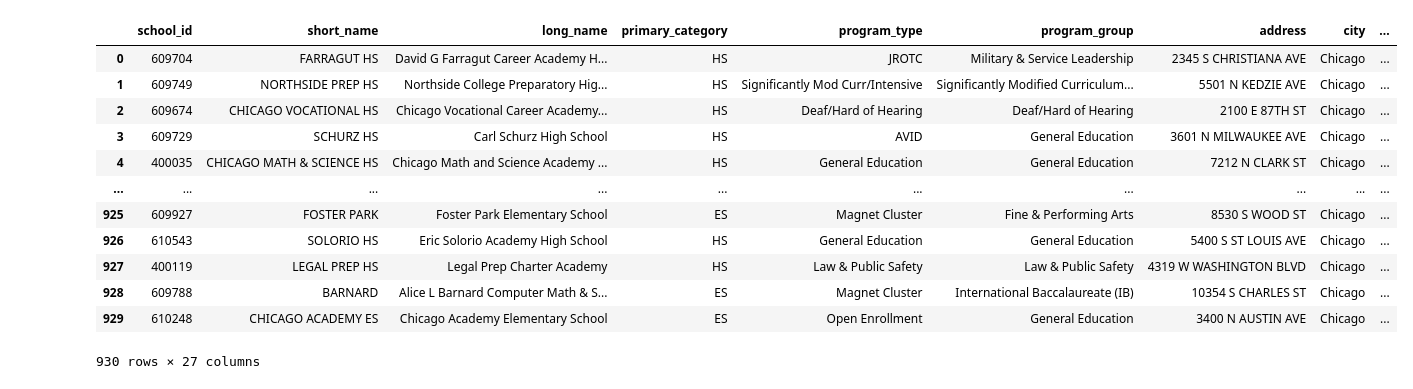
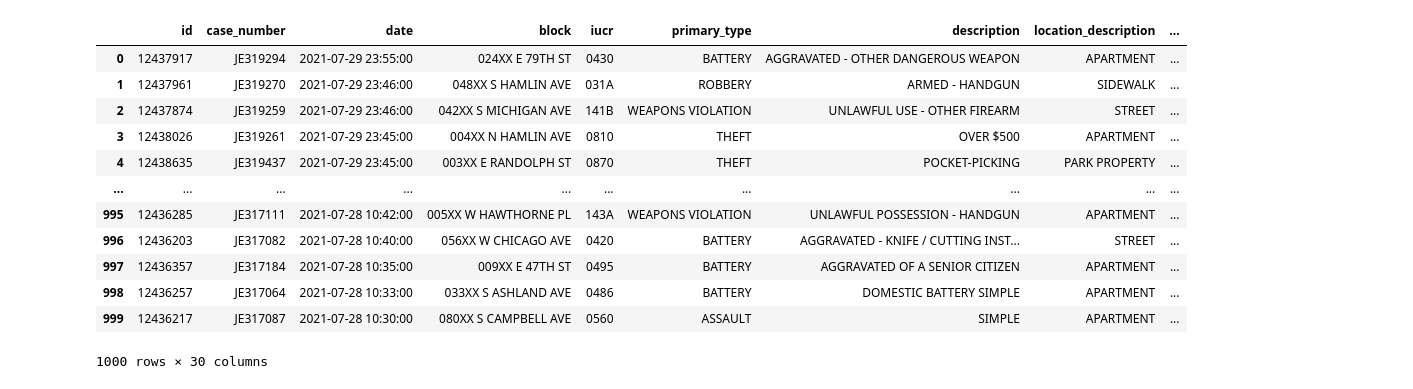
Before and after one commit to Karla-Flores/Chicago-Crime-Visualizing-Data, a Jupyter notebook: Proyect_03.ipynb, the cells around one changed output. Cells and saved outputs as stored; diff of their text form; code cells hidden in the pictures.

```diff
--- a/Proyect_03.ipynb
+++ b/Proyect_03.ipynb
@@ -6,19 +11,19 @@ import json
 # %%
-# Chicago Public Schools - School Admissions Information SY2021list(df)
-url = 'https://data.cityofchicago.org/resource/tiw4-68h5.json'
-df = pd.read_json(url)
-df
+# Chicago Crimes - 2021
+url_too = 'https://data.cityofchicago.org/resource/crimes.json'
+df_too = pd.read_json(url_too)
+df_too
 # %% [output]
-|  | school_id | short_name | long_name | primary_category | program_type | program_group | address | city | ... |
-| 0 | 609704 | FARRAGUT HS | David G Farragut Career Academy H... | HS | JROTC | Military & Service Leadership | 2345 S CHRISTIANA AVE | Chicago | ... |
-| 1 | 609749 | NORTHSIDE PREP HS | Northside College Preparatory Hig... | HS | Significantly Mod Curr/Intensive | Significantly Modified Curriculum... | 5501 N KEDZIE AVE | Chicago | ... |
-| 2 | 609674 | CHICAGO VOCATIONAL HS | Chicago Vocational Career Academy... | HS | Deaf/Hard of Hearing | Deaf/Hard of Hearing | 2100 E 87TH ST | Chicago | ... |
-| 3 | 609729 | SCHURZ HS | Carl Schurz High School | HS | AVID | General Education | 3601 N MILWAUKEE AVE | Chicago | ... |
-| 4 | 400035 | CHICAGO MATH & SCIENCE HS | Chicago Math and Science Academy ... | HS | General Education | General Education | 7212 N CLARK ST | Chicago | ... |
+|  | id | case_number | date | block | iucr | primary_type | description | location_description | ... |
+| 0 | 12437917 | JE319294 | 2021-07-29 23:55:00 | 024XX E 79TH ST | 0430 | BATTERY | AGGRAVATED - OTHER DANGEROUS WEAPON | APARTMENT | ... |
+| 1 | 12437961 | JE319270 | 2021-07-29 23:46:00 | 048XX S HAMLIN AVE | 031A | ROBBERY | ARMED - HANDGUN | SIDEWALK | ... |
+| 2 | 12437874 | JE319259 | 2021-07-29 23:46:00 | 042XX S MICHIGAN AVE | 141B | WEAPONS VIOLATION | UNLAWFUL USE - OTHER FIREARM | STREET | ... |
+| 3 | 12438026 | JE319261 | 2021-07-29 23:45:00 | 004XX N HAMLIN AVE | 0810 | THEFT | OVER $500 | APARTMENT | ... |
+| 4 | 12438635 | JE319437 | 2021-07-29 23:45:00 | 003XX E RANDOLPH ST | 0870 | THEFT | POCKET-PICKING | PARK PROPERTY | ... |
 | ... | ... | ... | ... | ... | ... | ... | ... | ... | ... |
-| 925 | 609927 | FOSTER PARK | Foster Park Elementary School | ES | Magnet Cluster | Fine & Performing Arts | 8530 S WOOD ST | Chicago | ... |
-| 926 | 610543 | SOLORIO HS | Eric Solorio Academy High School | HS | General Education | General Education | 5400 S ST LOUIS AVE | Chicago | ... |
-| 927 | 400119 | LEGAL PREP HS | Legal Prep Charter Academy | HS | Law & Public Safety | Law & Public Safety | 4319 W WASHINGTON BLVD | Chicago | ... |
-| 928 | 609788 | BARNARD | Alice L Barnard Computer Math & S... | ES | Magnet Cluster | International Baccalaureate (IB) | 10354 S CHARLES ST | Chicago | ... |
-| 929 | 610248 | CHICAGO ACADEMY ES | Chicago Academy Elementary School | ES | Open Enrollment | General Education | 3400 N AUSTIN AVE | Chicago | ... |
+| 995 | 12436285 | JE317111 | 2021-07-28 10:42:00 | 005XX W HAWTHORNE PL | 143A | WEAPONS VIOLATION | UNLAWFUL POSSESSION - HANDGUN | APARTMENT | ... |
+| 996 | 12436203 | JE317082 | 2021-07-28 10:40:00 | 056XX W CHICAGO AVE | 0420 | BATTERY | AGGRAVATED - KNIFE / CUTTING INST... | STREET | ... |
+| 997 | 12436357 | JE317184 | 2021-07-28 10:35:00 | 009XX E 47TH ST | 0495 | BATTERY | AGGRAVATED OF A SENIOR CITIZEN | APARTMENT | ... |
+| 998 | 12436257 | JE317064 | 2021-07-28 10:33:00 | 033XX S ASHLAND AVE | 0486 | BATTERY | DOMESTIC BATTERY SIMPLE | APARTMENT | ... |
+| 999 | 12436217 | JE317087 | 2021-07-28 10:30:00 | 080XX S CAMPBELL AVE | 0560 | ASSAULT | SIMPLE | APARTMENT | ... |
-930 rows × 27 columns
+1000 rows × 30 columns
```
Also changed, not shown: parts of 19 cells of this notebook.
